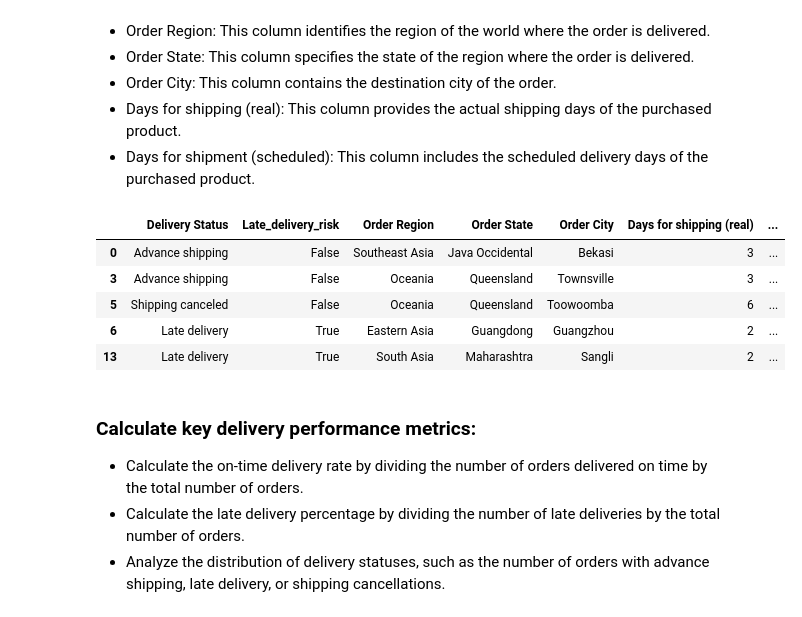
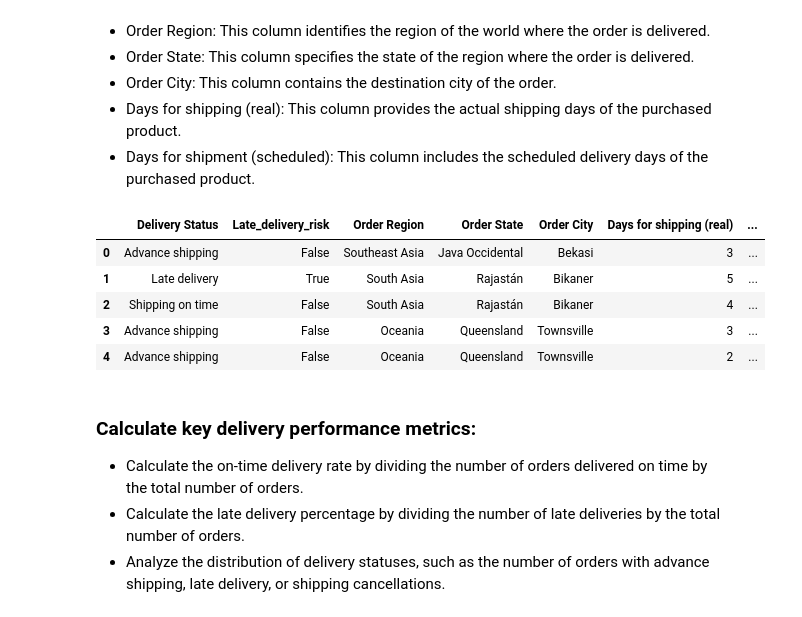
Before and after one commit to azamaufar/supplychainDA, a Jupyter notebook: EDA_Supply_Chain_Data.ipynb, the cells around one changed output. Saved outputs shown, nothing was run; the diff lists cells and outputs as text; code cells hidden in the pictures.

```diff
--- a/EDA_Supply_Chain_Data.ipynb
+++ b/EDA_Supply_Chain_Data.ipynb
@@ -329,15 +351,15 @@ To calculate the on-time delivery rate, we need to determine the number of order
    - Days for shipping (real): This column provides the actual shipping days of the purchased product.
    - Days for shipment (scheduled): This column includes the scheduled delivery days of the purchased product.
 # %%
-df_delivery=df_complete_order[['Delivery Status', 'Late_delivery_risk', 'Order Region', 'Order State', 'Order City', 'Days for shipping (real)', 'Days for shipment (scheduled)']]
+df_delivery=df[['Delivery Status', 'Late_delivery_risk', 'Order Region', 'Order State', 'Order City', 'Days for shipping (real)', 'Days for shipment (scheduled)']]
 df_delivery.head()
 # %% [output]
 |  | Delivery Status | Late_delivery_risk | Order Region | Order State | Order City | Days for shipping (real) | ... |
 | 0 | Advance shipping | False | Southeast Asia | Java Occidental | Bekasi | 3 | ... |
+| 1 | Late delivery | True | South Asia | Rajastán | Bikaner | 5 | ... |
+| 2 | Shipping on time | False | South Asia | Rajastán | Bikaner | 4 | ... |
 | 3 | Advance shipping | False | Oceania | Queensland | Townsville | 3 | ... |
-| 5 | Shipping canceled | False | Oceania | Queensland | Toowoomba | 6 | ... |
-| 6 | Late delivery | True | Eastern Asia | Guangdong | Guangzhou | 2 | ... |
-| 13 | Late delivery | True | South Asia | Maharashtra | Sangli | 2 | ... |
+| 4 | Advance shipping | False | Oceania | Queensland | Townsville | 2 | ... |
 # %% [markdown]
 ### Calculate key delivery performance metrics:
    - Calculate the on-time delivery rate by dividing the number of orders delivered on time by the total number of orders.
```
Also changed, not shown: parts of 10 cells of this notebook, 4 other files.
